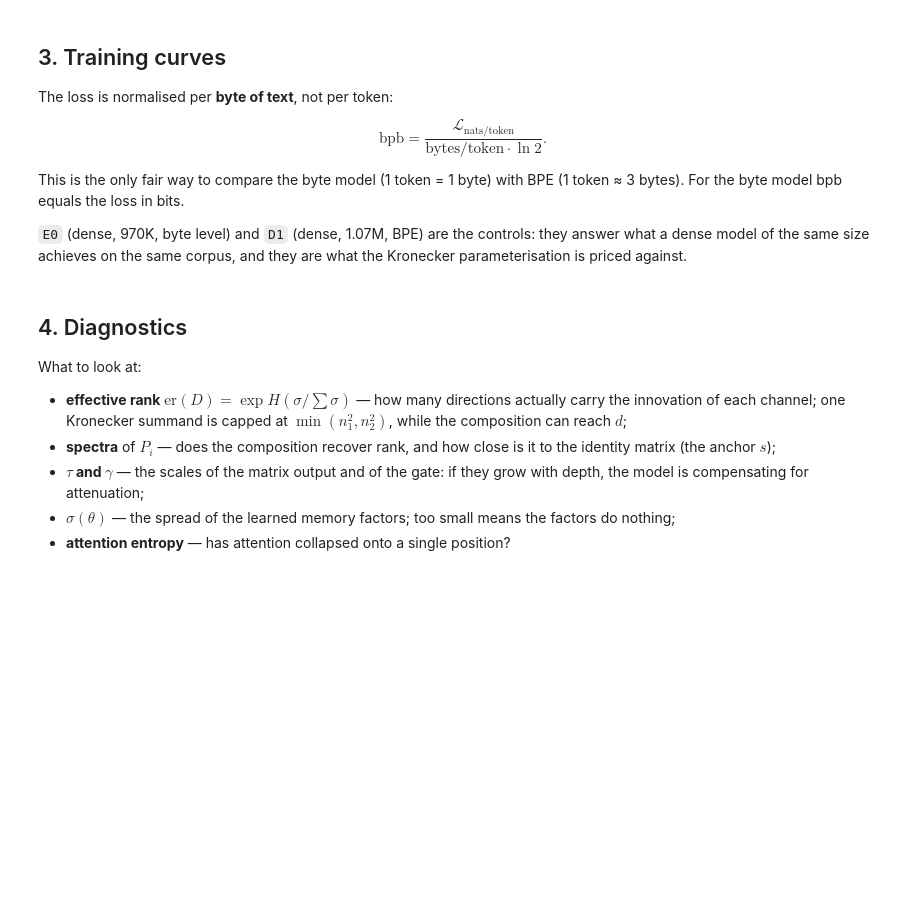
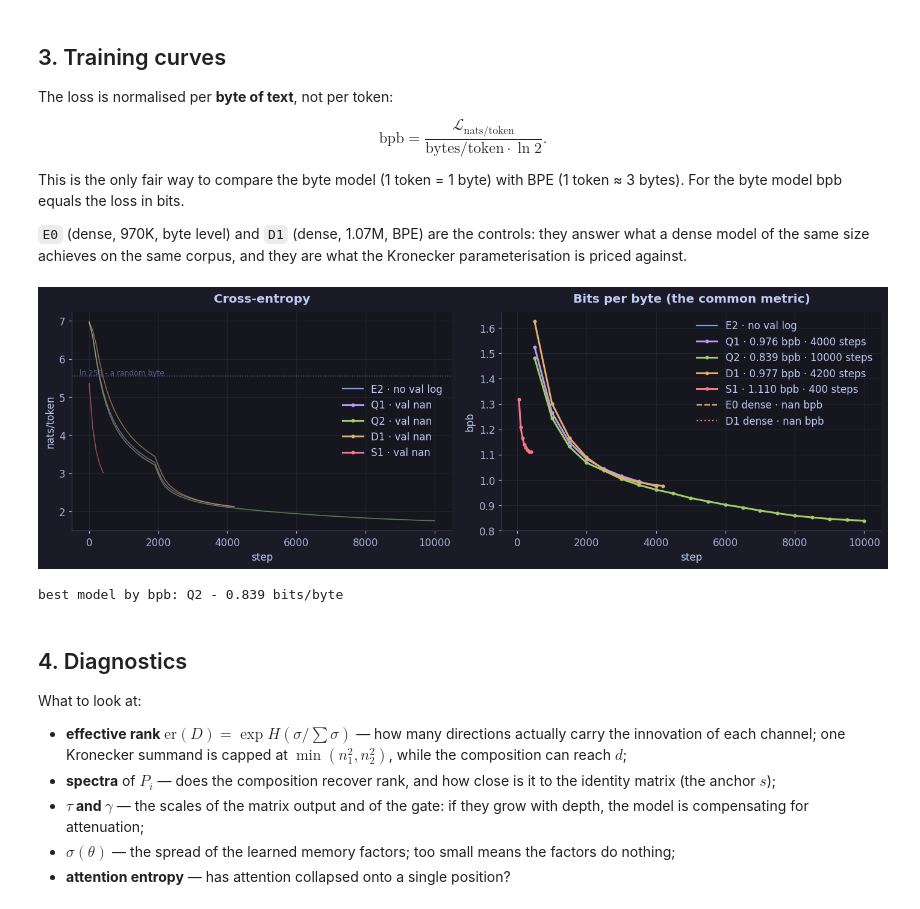
Before and after one commit to Icold21/kron-llm, a Jupyter notebook: notebooks/kronllm_tests.ipynb, the cells around one changed output. Saved outputs shown, nothing was run; the diff lists cells and outputs as text; code cells hidden in the pictures; blank space fills up the shorter version.

```diff
--- a/notebooks/kronllm_tests.ipynb
+++ b/notebooks/kronllm_tests.ipynb
@@ -314,8 +348,12 @@ def load_log(name):
     r = RUNS[name]
     df = pd.read_csv(r["dir"] / "log.csv")
     bpt = r["tok"].bytes_per_token
-    if "bpb" not in df.columns or df["bpb"].isna().all():
-        df["bpb"] = df["loss"].map(lambda v: bits_per_byte(v, bpt))
+    if "bpb" not in df.columns:
+        df["bpb"] = np.nan
+    if "val_bpb" in df.columns:
+        df["bpb"] = df["bpb"].fillna(df["val_bpb"])
+    df["bpb"] = df["bpb"].fillna(
+        df["loss"].map(lambda v: bits_per_byte(v, bpt)))
     return df
 
 
@@ -342,34 +380,38 @@ for name, df in LOGS.items():
 for _ctl, _color, _ls in (("E0", "#e0af68", "--"), ("D1", "#f7768e", ":")):
     _path = ROOT / "runs" / _ctl / "log.csv"
     if not _path.exists():
         continue
     _df = pd.read_csv(_path)
     _va = _df[_df.split == "val"]
     if not len(_va):
         continue
     _bpt = 1.0 if _ctl == "E0" else None
     if _bpt is None:
         _cfg = yaml.safe_load((ROOT / "runs" / _ctl / "config.yaml")
                               .read_text(encoding="utf-8"))
         _bpt = load_tokenizer(_cfg).bytes_per_token
     _bpb = _va.loss.map(lambda v: bits_per_byte(v, _bpt))
     axes[1].plot(_va.step, _bpb, color=_color, ls=_ls, lw=1.6,
                  label=f"{_ctl} dense · {_bpb.iloc[-1]:.3f} bpb")
 
 axes[0].axhline(math.log(256), color="#565f89", ls=":", lw=1)
 axes[0].text(0.02, math.log(256) + 0.03, "ln 256 - a random byte",
              transform=axes[0].get_yaxis_transform(), fontsize=8, color="#565f89")
 style(axes[0], "Cross-entropy", "step", "nats/token")
 axes[0].legend(frameon=False)
 style(axes[1], "Bits per byte (the common metric)", "step", "bpb")
 axes[1].legend(frameon=False)
 plt.tight_layout()
 plt.show()
 
-finals = {k: v.bpb.iloc[-1] for k, v in LOGS.items() if len(v[v.split == "val"])}
+finals = {k: v[v.split == "val"].bpb.iloc[-1]
+          for k, v in LOGS.items() if len(v[v.split == "val"])}
 if finals:
     best = min(finals.items(), key=lambda kv: kv[1])
     print(f"best model by bpb: {best[0]} - {best[1]:.3f} bits/byte")
+# %% [output]
+[figure, added]
+best model by bpb: Q2 - 0.839 bits/byte
 # %% [markdown]
 ## 4. Diagnostics
 
```
Also changed, not shown: parts of 19 cells of this notebook, 23 other files.
